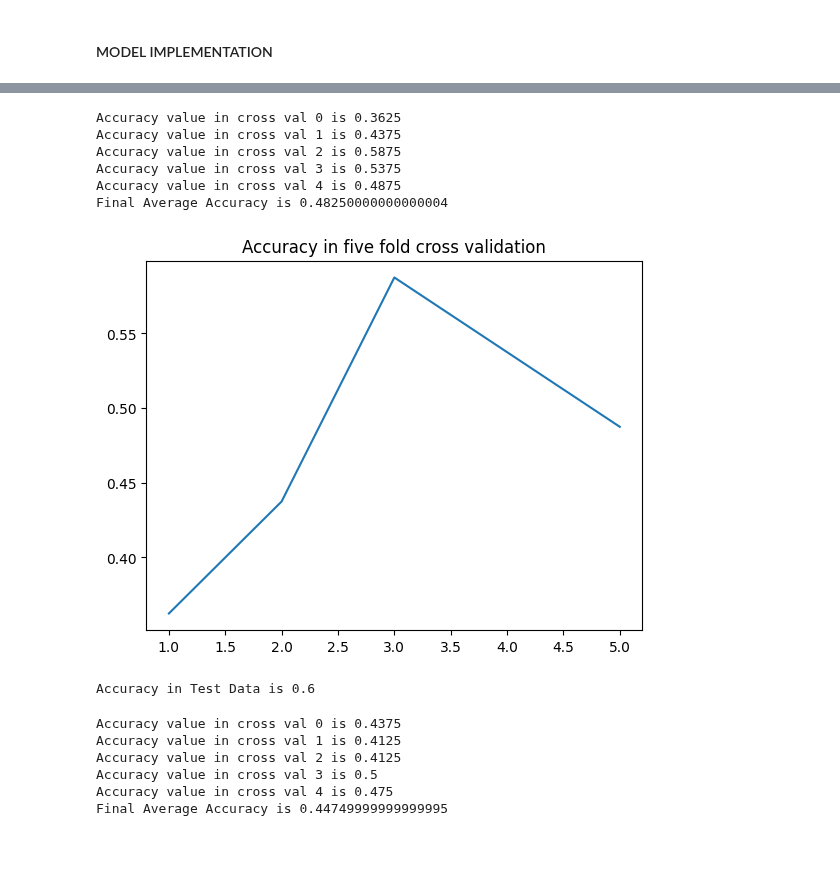
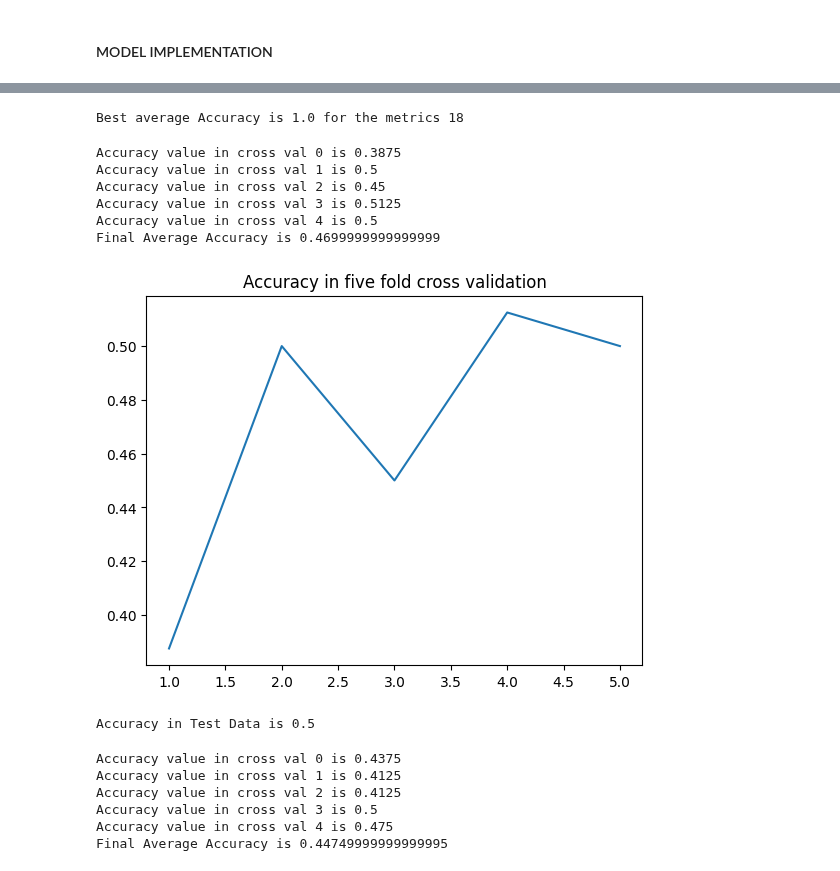
Before and after one commit to arjun8009/Python-Exeter, a Jupyter notebook: Learning Form Data ECMM445-CA1.ipynb, the cells around one changed output, grey strips where cells are left out. Cells and saved outputs as stored; diff of their text form; code cells hidden in the pictures.

```diff
--- a/Learning Form Data ECMM445-CA1.ipynb
+++ b/Learning Form Data ECMM445-CA1.ipynb
@@ -1335,31 +1367,40 @@ Accuracy in Test Data is 0.5
 # %%
 from sklearn.tree import DecisionTreeClassifier
-Accuracy = []
-model_dtc = DecisionTreeClassifier(max_depth=5)
-for i in range(5):
-    model_dtc.fit(xtrains[train_indexes_per_split[i]],ytrains[train_indexes_per_split[i]])
-    print('Accuracy value in cross val {0} is {1}'.format(i,accuracy_score(ytrains[test_indexes_per_split[i]],
-    model_dtc.predict(xtrains[test_indexes_per_split[i]]))))
-    Accuracy.append(accuracy_score(ytrains[test_indexes_per_split[i]],
-    model_dtc.predict(xtrains[test_indexes_per_split[i]])))
-print('Final Average Accuracy is {0}'.format(sum(Accuracy)/5))
-plt.figure()
-plt.title('Accuracy in five fold cross validation')
-plt.plot([1,2,3,4,5],Accuracy)
-plt.show()
+metrics = [1,2,3,4,5,6,7,8,9,10,11,12,13,14,15,16,17,18,19,20,21,22,23,24,25,26,27,28,29,30]
+best_avg_accuracy = []
+for i in range(len(metrics)):
+    Accuracy = []
+    model_dtc = DecisionTreeClassifier(max_depth=metrics[i])
+    model_dtc.fit(xtrains,ytrains)
+    best_avg_accuracy.append(accuracy_score(ytrains,model_dtc.predict(xtrains)))
+print('Best average Accuracy is {0} for the metrics {1}'.format(max(best_avg_accuracy),metrics[best_avg_accuracy.index(max(best_avg_accuracy))]))
 # %% [output]
-Accuracy value in cross val 0 is 0.3625
-Accuracy value in cross val 1 is 0.4375
-Accuracy value in cross val 2 is 0.5875
-Accuracy value in cross val 3 is 0.5375
-Accuracy value in cross val 4 is 0.4875
-Final Average Accuracy is 0.48250000000000004
+Best average Accuracy is 1.0 for the metrics 18
-[figure, removed]
 # %%
+model_dtc = DecisionTreeClassifier(max_depth=metrics[best_avg_accuracy.index(max(best_avg_accuracy))])
+Accuracy = []
+for i in range(5):
+    model_dtc.fit(xtrains[train_indexes_per_split[i]],ytrains[train_indexes_per_split[i]])
+    print('Accuracy value in cross val {0} is {1}'.format(i,accuracy_score(ytrains[test_indexes_per_split[i]],
+    model_dtc.predict(xtrains[test_indexes_per_split[i]]))))
+    Accuracy.append(accuracy_score(ytrains[test_indexes_per_split[i]],
+    model_dtc.predict(xtrains[test_indexes_per_split[i]])))
+print('Final Average Accuracy is {0}'.format(sum(Accuracy)/5))
+plt.figure()
+plt.title('Accuracy in five fold cross validation')
+plt.plot([1,2,3,4,5],Accuracy)
+plt.show()
 print('Accuracy in Test Data is {0}'.format(accuracy_score(Y_test,
     model_dtc.predict(X_test))))
 # %% [output]
-Accuracy in Test Data is 0.6
+Accuracy value in cross val 0 is 0.3875
+Accuracy value in cross val 1 is 0.5
+Accuracy value in cross val 2 is 0.45
+Accuracy value in cross val 3 is 0.5125
+Accuracy value in cross val 4 is 0.5
+Final Average Accuracy is 0.4699999999999999
+[figure, added]
+Accuracy in Test Data is 0.5
 # %%
 from sklearn.neural_network import MLPClassifier
 Accuracy = []
```
Also changed, not shown: parts of 15 cells of this notebook.
